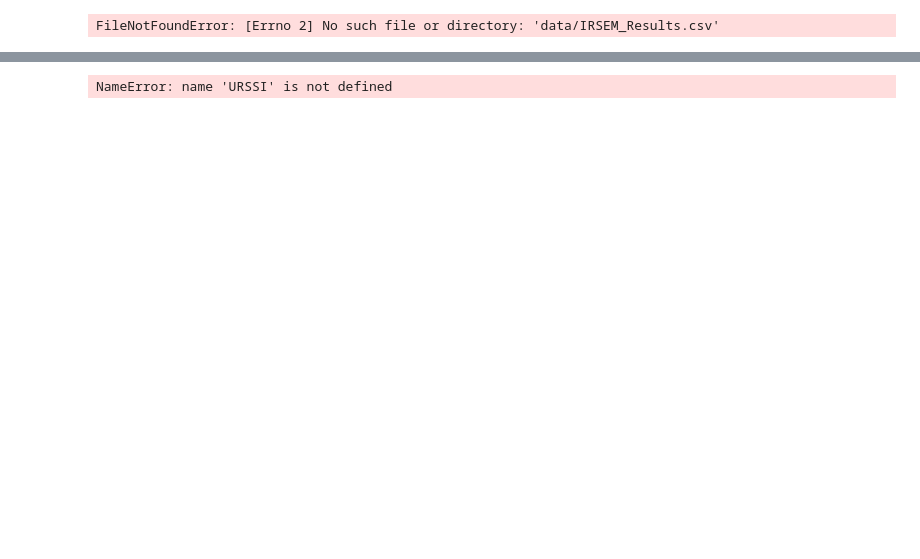
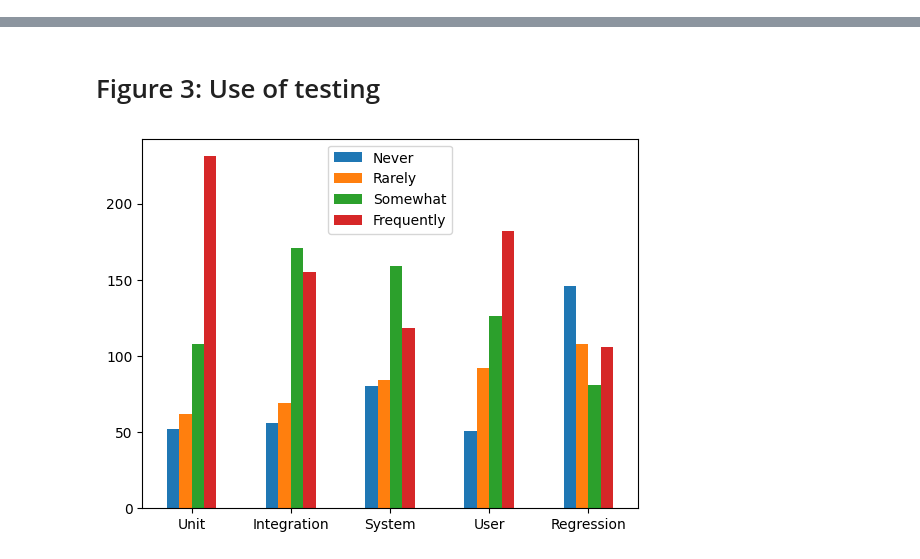
Before and after one commit to Not-Abram/Survey-for-Improving-Research-Software-Engineering-in-Mathematics, a Jupyter notebook: notebooks/testing.ipynb, the cells around one changed output, grey strips where cells are left out. Drawn from its saved outputs; the diff is of its cells as text; code cells hidden in the pictures; blank space fills up the shorter version.

Commit message:
Graphing framework

```diff
--- a/notebooks/testing.ipynb
+++ b/notebooks/testing.ipynb
@@ -2,10 +2,8 @@
 import matplotlib.pyplot as plt
 import pandas as pd
 # %%
-IRSEM = pd.read_csv('data/IRSEM_Results.csv')
-URSSI = pd.read_csv('data/URSSI_survey_anonymized20210930.csv')
+IRSEM = pd.read_csv('../data/IRSEM_Results.csv')
+URSSI = pd.read_csv('../data/URSSI_survey_anonymized20210930.csv')
-# %% [output]
-FileNotFoundError: [Errno 2] No such file or directory: 'data/IRSEM_Results.csv'
 # %% [markdown]
 • Remove empty columns & rows
 
@@ -24,21 +24,34 @@ note some Qa.b.d_c - might need to rename/fix
 t test data
-# %%
-# Extract the column
-urssi_q01 = URSSI['RQ0.1']
-irsem_q01 = IRSEM['RQ0.1']
-
-# Create bar chart
-plt.bar(urssi_q01, irsem_q01)
-
-# Add labels and title
-plt.xlabel('Response Type')
-plt.ylabel('Count')
-plt.title('Response counts')
-
-# Rotate x-axis labels
-plt.xticks(rotation=45)
-
-# Show plot
-plt.show()
-# %% [output]
-NameError: name 'URSSI' is not defined
+# %% [markdown]
+# Figure 3: Use of testing
+# %%
+UNIT = URSSI["Q1.4_1"][2:]
+INTEGRATION = URSSI["Q1.4_2"][2:]
+SYSTEM = URSSI["Q1.4_3"][2:]
+USER = URSSI["Q1.4_4"][2:]
+REGRESSION = URSSI["Q1.4_5"][2:]
+set(REGRESSION)
+INDEX = ['Unit' ,'Integration', 'System', 'User', 'Regression']
+NEVERS = [
+    THING.value_counts()['Never']
+    for THING in [UNIT, INTEGRATION, SYSTEM, USER, REGRESSION]
+]
+RARELYS = [
+    THING.value_counts()['Rarely']
+    for THING in [UNIT, INTEGRATION, SYSTEM, USER, REGRESSION]
+]
+SOMEWHATS = [
+    THING.value_counts()['Somewhat']
+    for THING in [UNIT, INTEGRATION, SYSTEM, USER, REGRESSION]
+]
+FREQUENTLYS = [
+    THING.value_counts()['Frequently']
+    for THING in [UNIT, INTEGRATION, SYSTEM, USER, REGRESSION]
+]
+df = pd.DataFrame({'Never': NEVERS,
+                   'Rarely': RARELYS,
+                   'Somewhat': SOMEWHATS,
+                   'Frequently': FREQUENTLYS}, index=INDEX)
+ax1 = df.plot.bar(rot=0)
+# %% [output]
+[figure, added]
```
Also changed, not shown: parts of 3 cells of this notebook, 1 other file.
